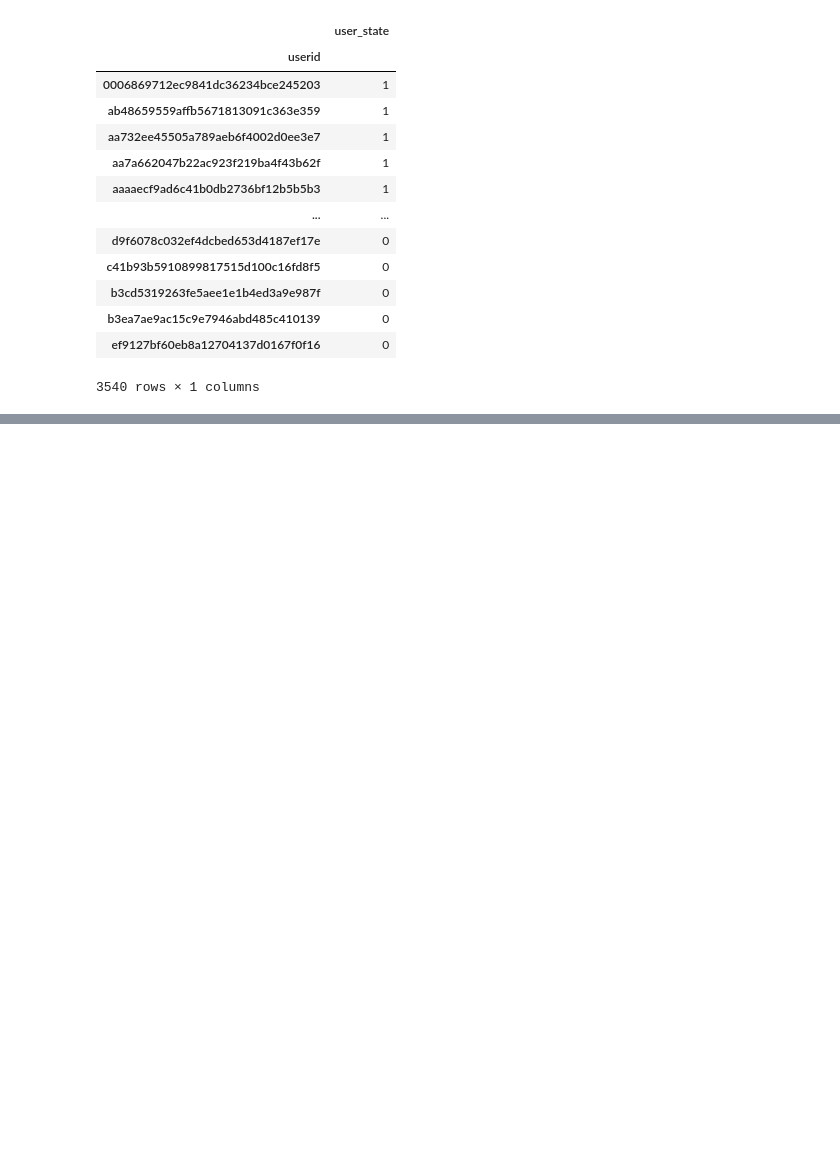
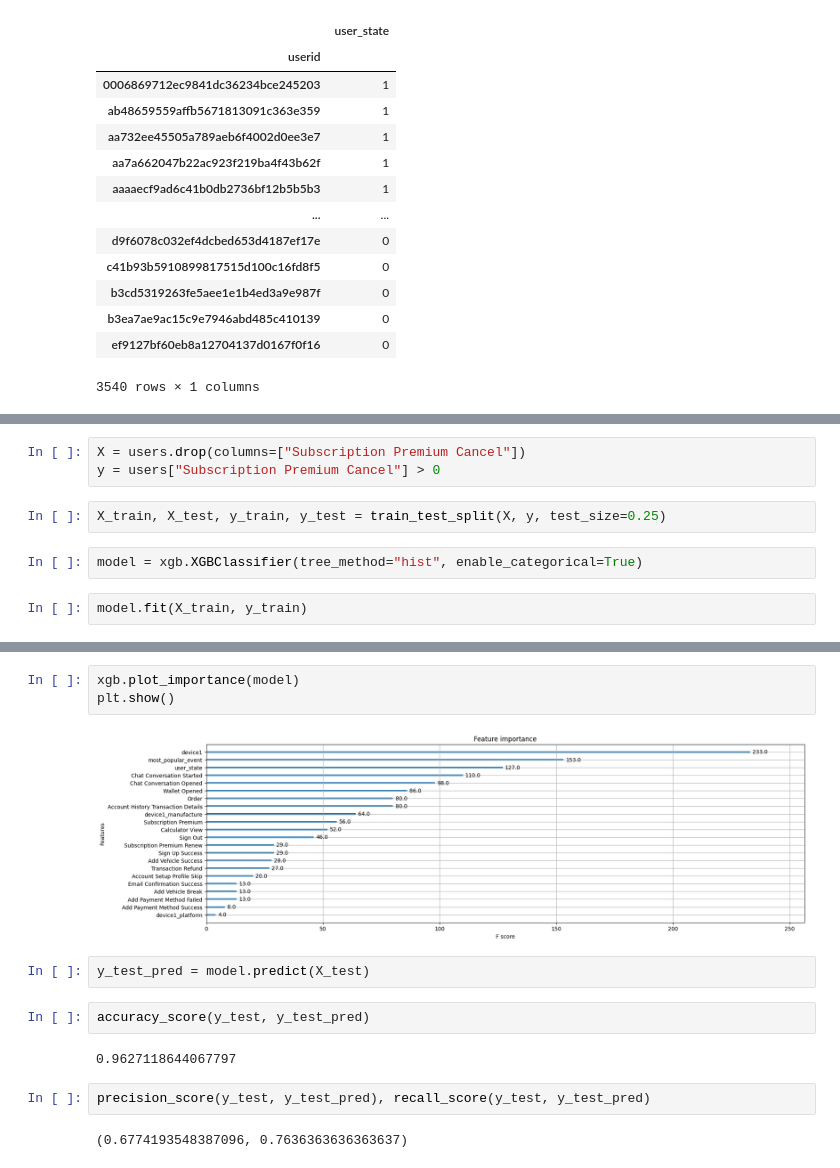
Before and after one commit to EvgeniyAzarov/IHT20H_hackathon_ds_test, a Jupyter notebook: test_task.ipynb, the cells around one changed output, grey strips where cells are left out. Drawn from its saved outputs; the diff is of its cells as text; blank space fills up the shorter version.

```diff
--- a/test_task.ipynb
+++ b/test_task.ipynb
@@ -223,0 +295,9 @@ events[['userid', 'user_state']].groupby('userid').nunique().sort_values('user_s
+# %%
+X = users.drop(columns=["Subscription Premium Cancel"])
+y = users["Subscription Premium Cancel"] > 0
+# %%
+X_train, X_test, y_train, y_test = train_test_split(X, y, test_size=0.25)
+# %%
+model = xgb.XGBClassifier(tree_method="hist", enable_categorical=True)
+# %%
+model.fit(X_train, y_train)
@@ -223,0 +315,15 @@ events[['userid', 'user_state']].groupby('userid').nunique().sort_values('user_s
+# %%
+xgb.plot_importance(model)
+plt.show()
+# %% [output]
+[figure, added]
+# %%
+y_test_pred = model.predict(X_test)
+# %%
+accuracy_score(y_test, y_test_pred)
+# %% [output]
+0.9627118644067797
+# %%
+precision_score(y_test, y_test_pred), recall_score(y_test, y_test_pred)
+# %% [output]
+(0.6774193548387096, 0.7636363636363637)
```
Also changed, not shown: parts of 36 cells of this notebook, 1 other file.
